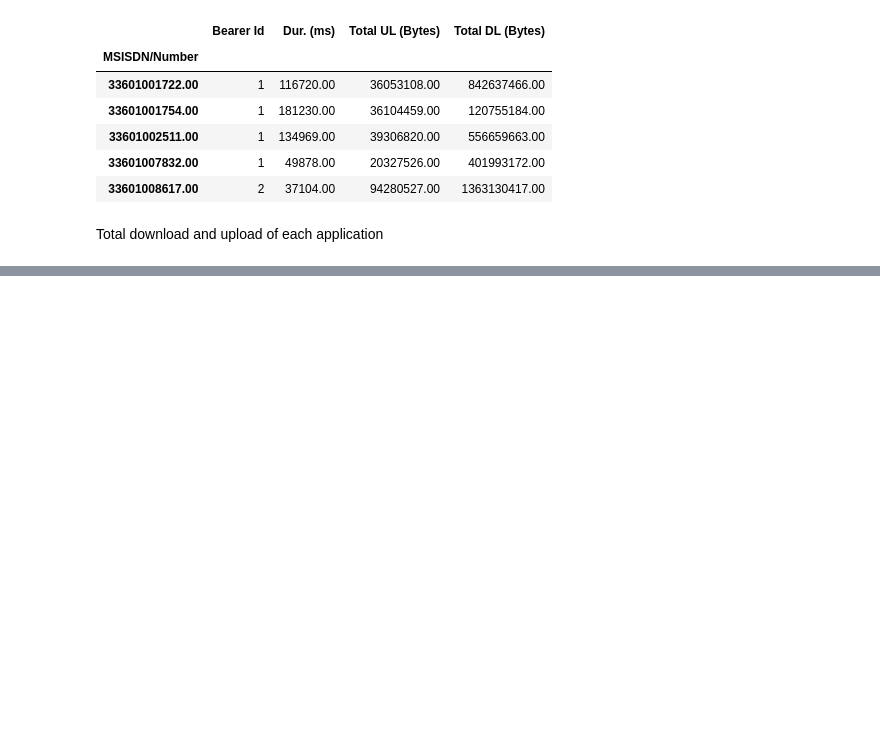
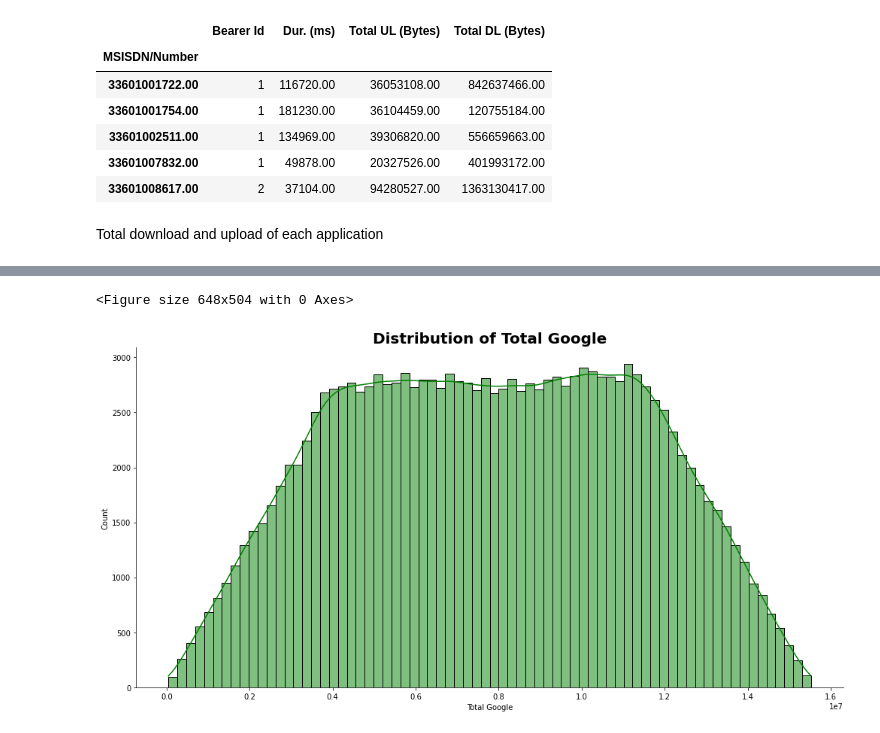
Before and after one commit to NatnaelSisay/Telecom_data_Analysis, a Jupyter notebook: notebooks/1_User_Overview_Analysis.ipynb, the cells around one changed output, grey strips where cells are left out. Cells and saved outputs as stored; diff of their text form; code cells hidden in the pictures; blank space fills up the shorter version.

```diff
--- a/notebooks/1_User_Overview_Analysis.ipynb
+++ b/notebooks/1_User_Overview_Analysis.ipynb
@@ -114,0 +210,5 @@ Total download and upload of each application
+# %%
+ploting.hist(user_app_behaviour, 'Total Google', 'green')
+# %% [output]
+<Figure size 648x504 with 0 Axes>
+[figure, added]
```
Also changed, not shown: parts of 35 cells of this notebook, 1 other file.
